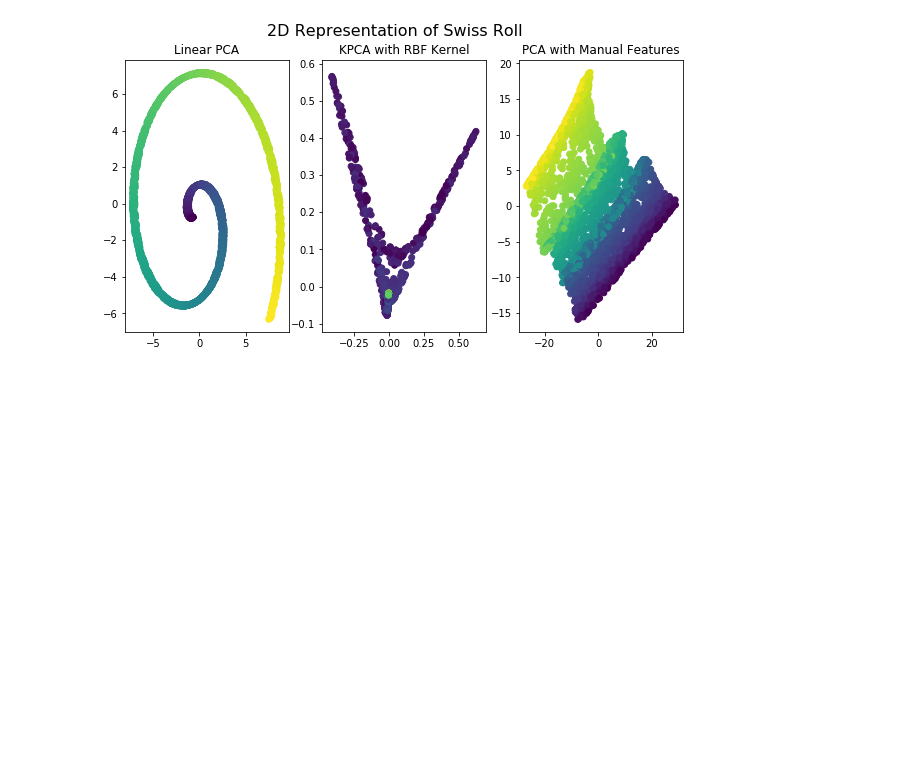
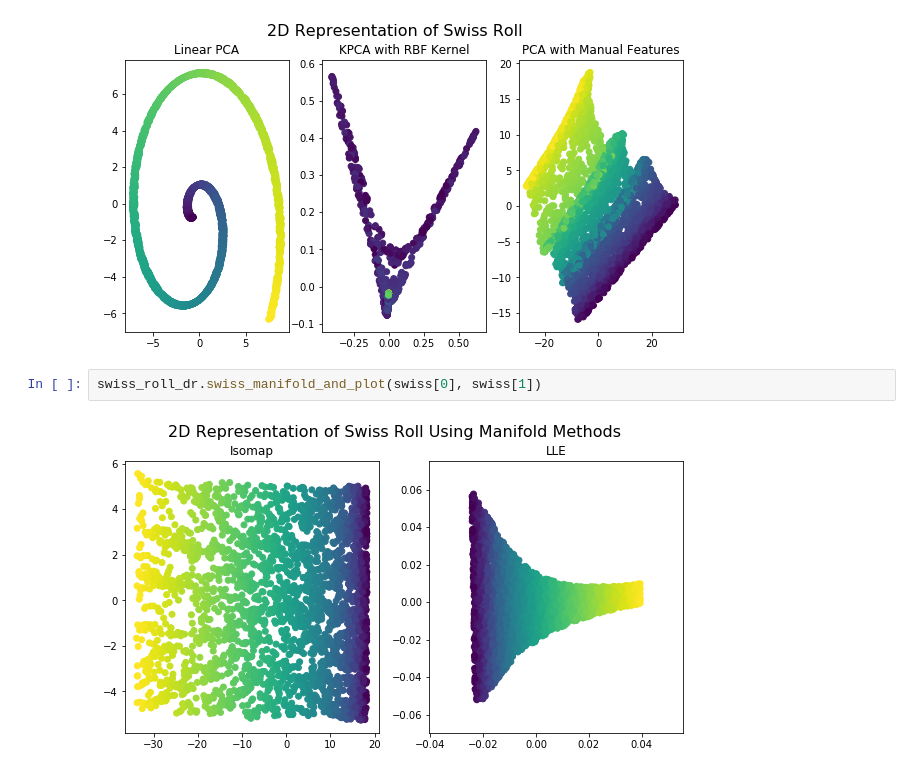
Before and after one commit to hkariti/anam, a Jupyter notebook: wet1/wet1.ipynb, the cells around one changed output. Saved outputs shown, nothing was run; the diff lists cells and outputs as text; blank space fills up the shorter version.

```diff
--- a/wet1/wet1.ipynb
+++ b/wet1/wet1.ipynb
@@ -15,3 +15,7 @@ swiss = datasets.generate_swiss_roll()
 swiss_roll_dr.swiss_pca_and_plot(swiss[0], swiss[1])
 # %% [output]
 [figure]
+# %%
+swiss_roll_dr.swiss_manifold_and_plot(swiss[0], swiss[1])
+# %% [output]
+[figure, added]
```
Also changed, not shown: 2 other files.
